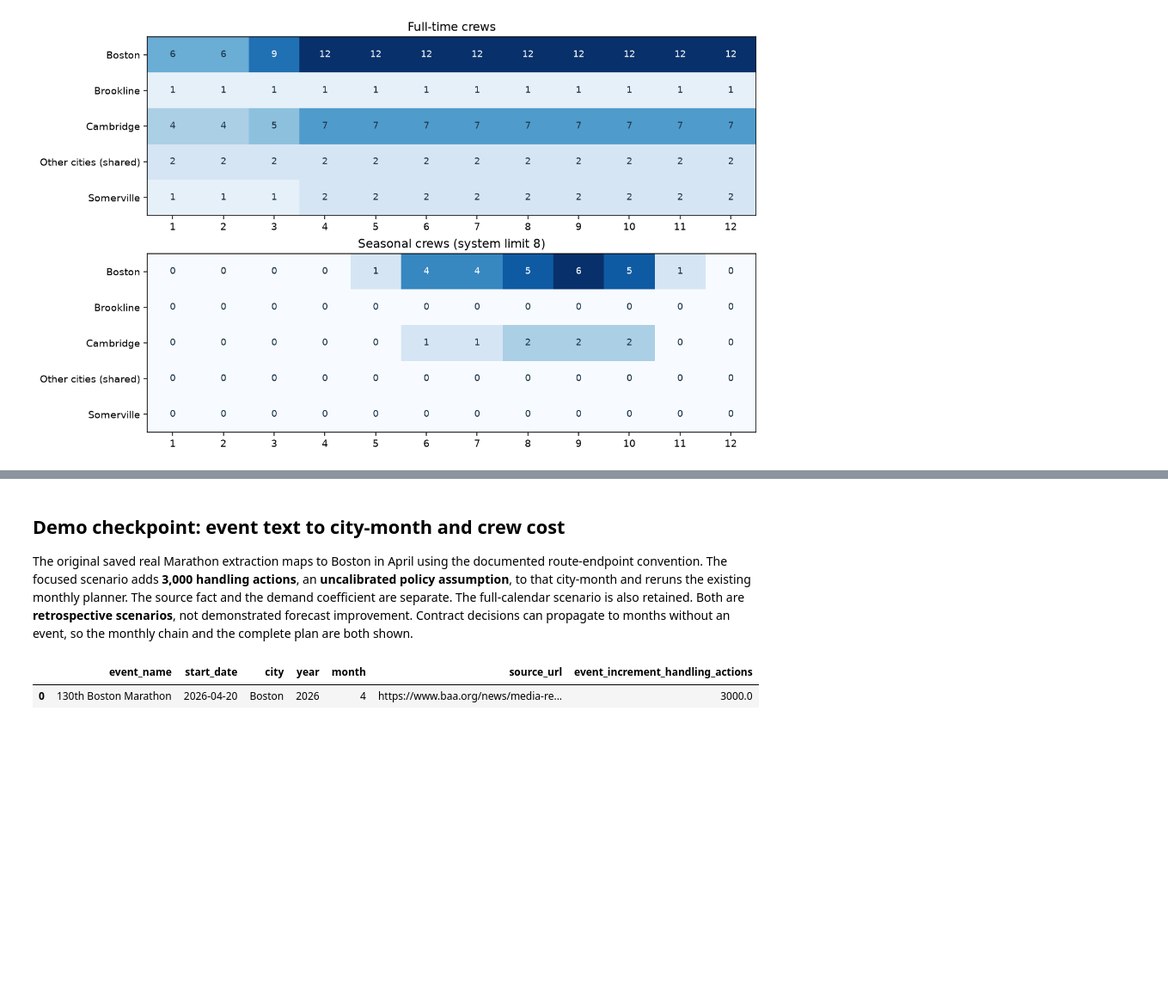
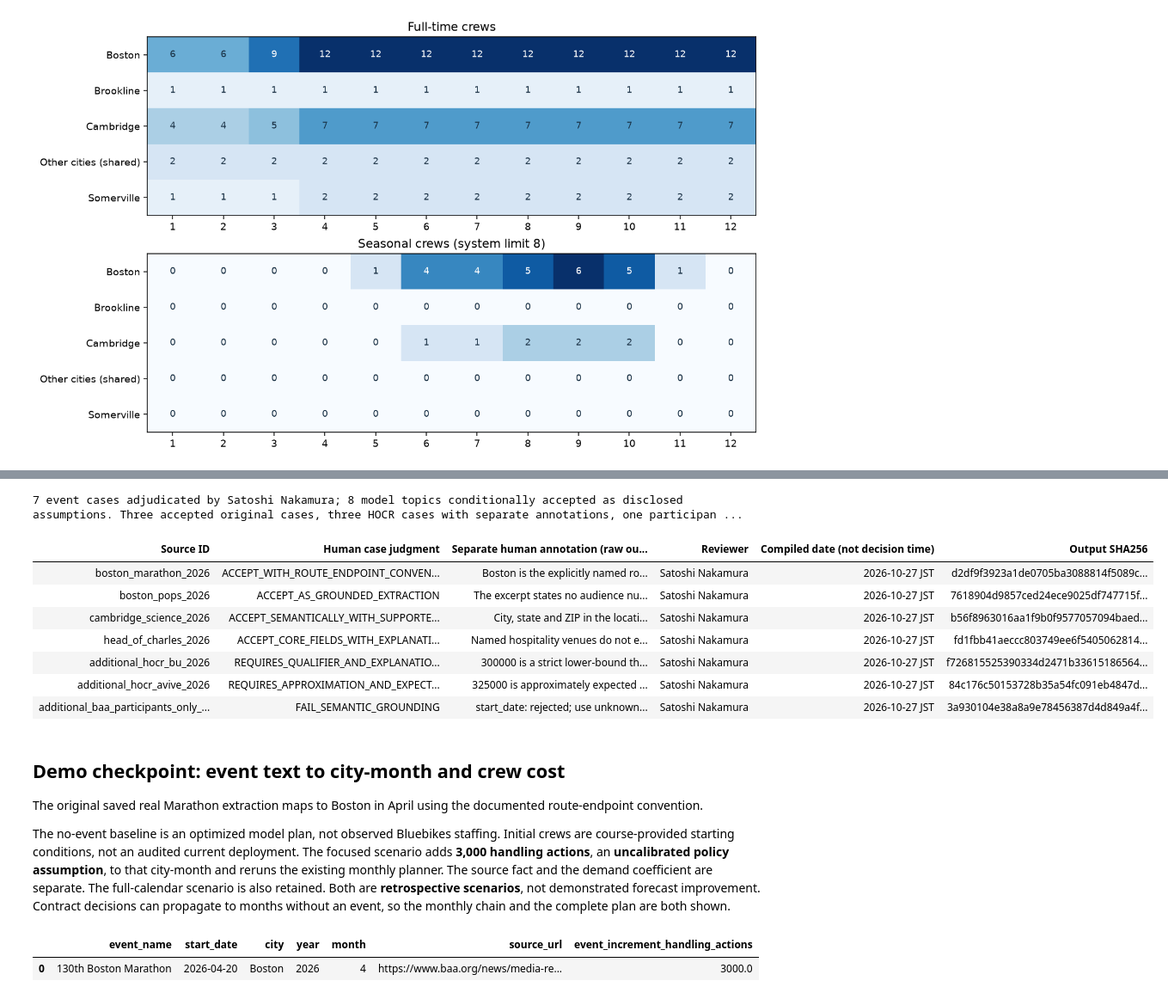
Before and after one commit to BitCoinJr/dads5250-bluebikes-planner, a Jupyter notebook: notebooks/bluebikes_submission.ipynb, the cells around one changed output, grey strips where cells are left out. Shown at 86% size. Saved outputs shown, nothing was run; the diff lists cells and outputs as text; code cells hidden in the pictures; blank space fills up the shorter version.

Commit message:
Integrate Satoshi human adjudications and submission preparation

```diff
--- a/notebooks/bluebikes_submission.ipynb
+++ b/notebooks/bluebikes_submission.ipynb
@@ -390,7 +401,33 @@ Proposed summary: {
+# %%
+from bluebikes.human_review import load_reviews, annotation_lines, status_text
+adjudications = load_reviews(ROOT)
+print(status_text(ROOT))
+display(pd.DataFrame([
+    {'Source ID': source_id,
+     'Human case judgment': entry['decision']['human_judgment'],
+     'Separate human annotation (raw output unchanged)': ' '.join(annotation_lines(entry, adjudications['record'])),
+     'Reviewer': entry['decision']['human_reviewer'],
+     'Compiled date (not decision time)': adjudications['record']['record_compiled_date_jst'] + ' JST',
+     'Output SHA256': entry['decision']['output_sha256']}
+    for source_id, entry in adjudications['events'].items()
+]).style.set_properties(**{'white-space':'pre-wrap','text-align':'left','vertical-align':'top','max-width':'360px'}).hide(axis='index'))
+# %% [output]
+7 event cases adjudicated by Satoshi Nakamura; 8 model topics conditionally accepted as disclosed assumptions. Three accepted original cases, three HOCR cases with separate annotations, one participan ...
+| Source ID | Human case judgment | Separate human annotation (raw ou... | Reviewer | Compiled date (not decision time) | Output SHA256 |
+| boston_marathon_2026 | ACCEPT_WITH_ROUTE_ENDPOINT_CONVEN... | Boston is the explicitly named ro... | Satoshi Nakamura | 2026-10-27 JST | d2df9f3923a1de0705ba3088814f5089c... |
+| boston_pops_2026 | ACCEPT_AS_GROUNDED_EXTRACTION | The excerpt states no audience nu... | Satoshi Nakamura | 2026-10-27 JST | 7618904d9857ced24ece9025df747715f... |
+| cambridge_science_2026 | ACCEPT_SEMANTICALLY_WITH_SUPPORTE... | City, state and ZIP in the locati... | Satoshi Nakamura | 2026-10-27 JST | b56f8963016aa1f9b0f9577057094baed... |
+| head_of_charles_2026 | ACCEPT_CORE_FIELDS_WITH_EXPLANATI... | Named hospitality venues do not e... | Satoshi Nakamura | 2026-10-27 JST | fd1fbb41aeccc803749ee6f5405062814... |
+| additional_hocr_bu_2026 | REQUIRES_QUALIFIER_AND_EXPLANATIO... | 300000 is a strict lower-bound th... | Satoshi Nakamura | 2026-10-27 JST | f726815525390334d2471b33615186564... |
+| additional_hocr_avive_2026 | REQUIRES_APPROXIMATION_AND_EXPECT... | 325000 is approximately expected ... | Satoshi Nakamura | 2026-10-27 JST | 84c176c50153728b35a54fc091eb4847d... |
+| additional_baa_participants_only_... | FAIL_SEMANTIC_GROUNDING | start_date: rejected; use unknown... | Satoshi Nakamura | 2026-10-27 JST | 3a930104e38a8a9e78456387d4d849a4f... |
 # %% [markdown]
 ## Demo checkpoint: event text to city-month and crew cost
 
-The original saved real Marathon extraction maps to Boston in April using the documented route-endpoint convention. The focused scenario adds **3,000 handling actions**, an **uncalibrated policy assumption**, to that city-month and reruns the existing monthly planner. The source fact and the demand coefficient are separate. The full-calendar scenario is also retained. Both are **retrospective scenarios**, not demonstrated forecast improvement. Contract decisions can propagate to months without an event, so the monthly chain and the complete plan are both shown.
+The original saved real Marathon extraction maps to Boston in April using the documented route-endpoint convention.
+
+The no-event baseline is an optimized model plan, not observed Bluebikes staffing. Initial crews are course-provided starting conditions, not an audited current deployment.
+ The focused scenario adds **3,000 handling actions**, an **uncalibrated policy assumption**, to that city-month and reruns the existing monthly planner. The source fact and the demand coefficient are separate. The full-calendar scenario is also retained. Both are **retrospective scenarios**, not demonstrated forecast improvement. Contract decisions can propagate to months without an event, so the monthly chain and the complete plan are both shown.
 # %%
 display(pd.read_csv(ROOT / 'results/focused_event_city_month_inputs.csv')[['event_name','start_date','city','year','month','source_url','event_increment_handling_actions']])
 chain = pd.read_csv(ROOT / 'results/focused_event_chain.csv')
```
Also changed, not shown: parts of 8 cells of this notebook, 33 other files.
